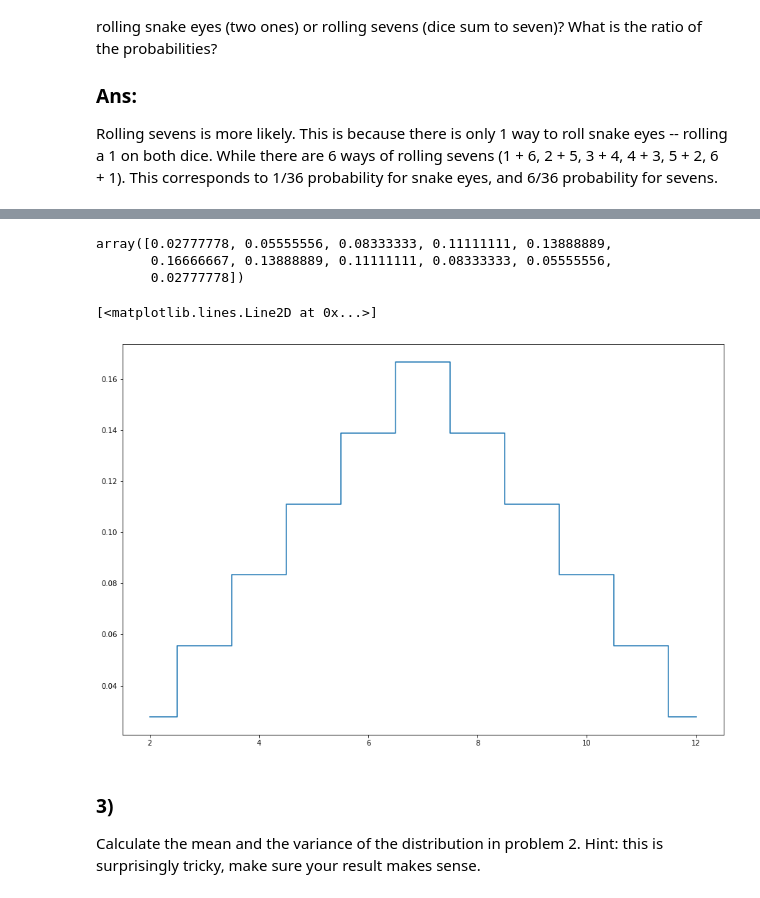
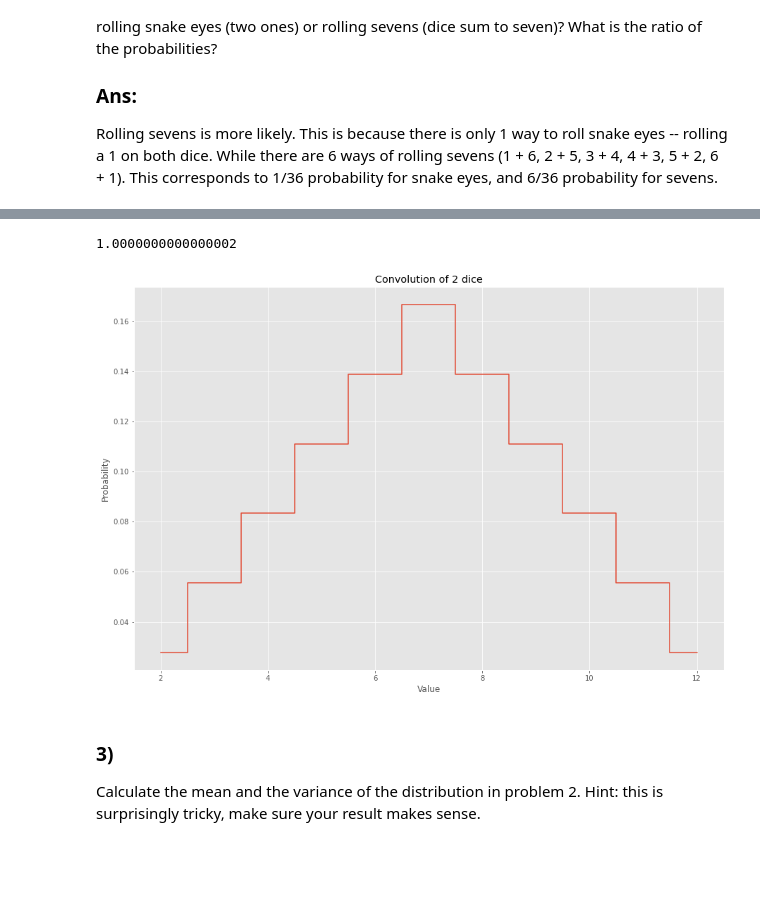
Before and after one commit to afspicciati/Phys-434, a Jupyter notebook: Homework2.ipynb, the cells around one changed output, grey strips where cells are left out. Saved outputs shown, nothing was run; the diff lists cells and outputs as text; code cells hidden in the pictures; blank space fills up the shorter version.

```diff
--- a/Homework2.ipynb
+++ b/Homework2.ipynb
@@ -18,21 +50,24 @@ dice = [1/6 for a in range(6)]
 # %%
 convolution = np.convolve(dice,dice,mode='full')
 # %%
-convolution
+sum(convolution)
 # %% [output]
-array([0.02777778, 0.05555556, 0.08333333, 0.11111111, 0.13888889,
-       0.16666667, 0.13888889, 0.11111111, 0.08333333, 0.05555556,
-       0.02777778])
+1.0000000000000002
 # %%
+plt.style.use('ggplot')
+
 plt.rcParams["figure.figsize"] = (15,10)
 fig, ax = plt.subplots(1, 1)
 plt.tick_params(labelsize = 10)
 
 x = np.linspace(2,12,11)
 plt.step(x,convolution,where='mid')
+
+ax.set_xlabel('Value',fontsize='large')
+ax.set_ylabel('Probability',fontsize='large')
+ax.set_title('Convolution of 2 dice');
 # %% [output]
-[<matplotlib.lines.Line2D at 0x...>]
-[figure, old version]
+[figure, new version]
 # %% [markdown]
 ### 3)
 Calculate the mean and the variance of the distribution in problem 2. Hint: this is surprisingly tricky, make sure your result makes sense.
```
Also changed, not shown: parts of 10 cells of this notebook.
